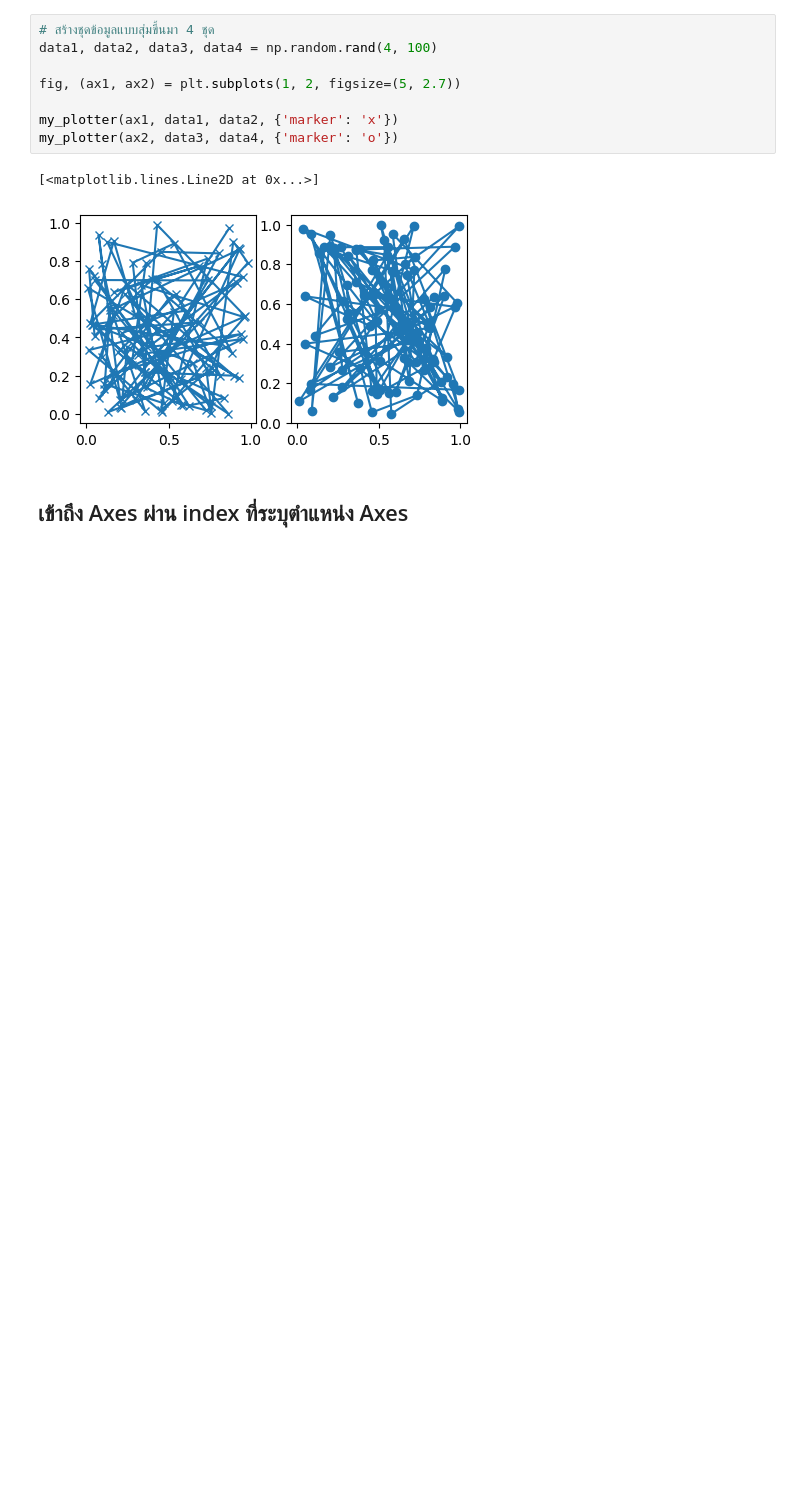
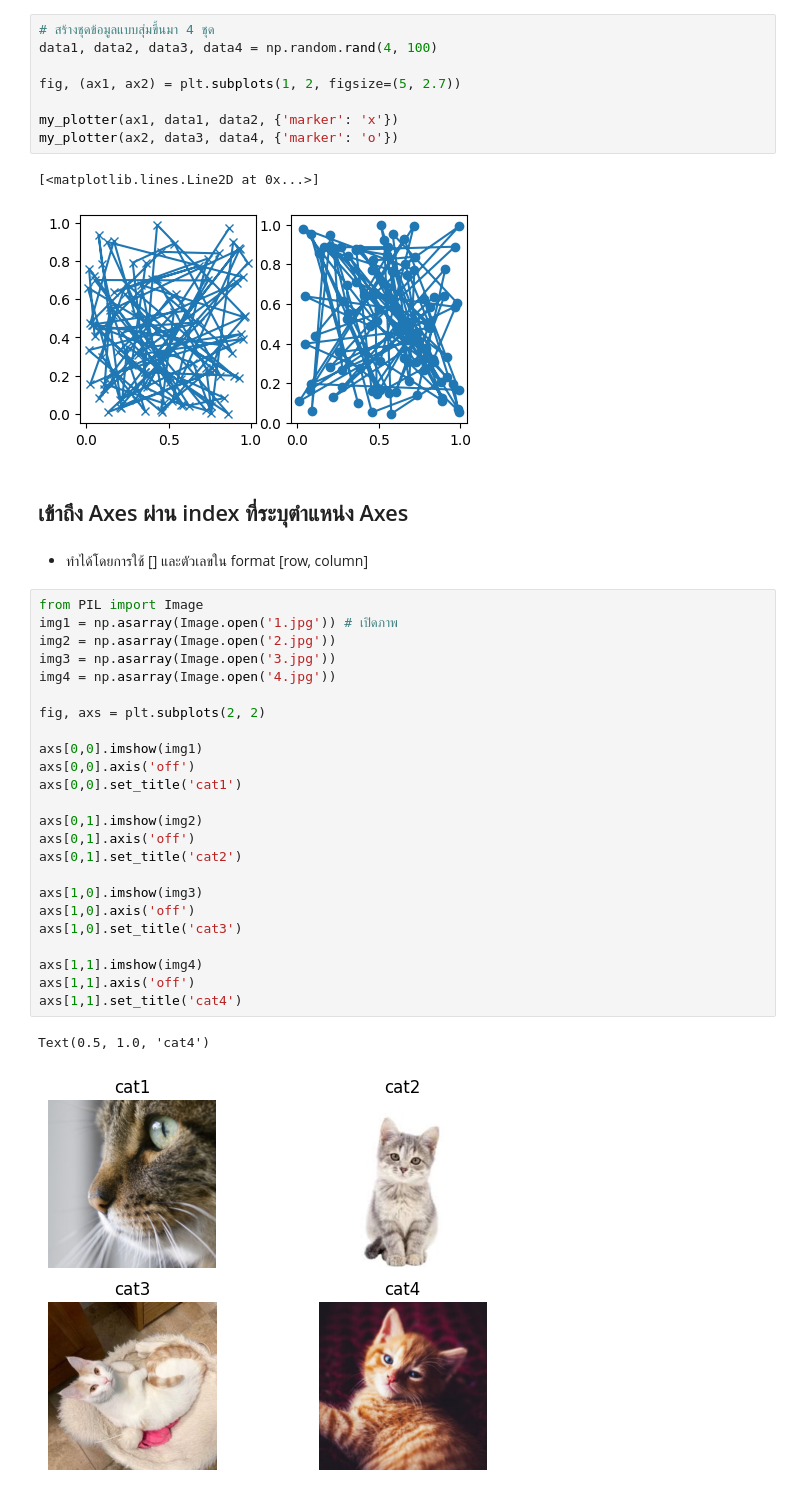
Before and after one commit to almondamonnut/matplotlib_study, a Jupyter notebook: beginner/quick_start.ipynb, the cells around one changed output. Cells and saved outputs as stored; diff of their text form; blank space fills up the shorter version.

```diff
--- a/beginner/quick_start.ipynb
+++ b/beginner/quick_start.ipynb
@@ -197,3 +197,32 @@ my_plotter(ax2, data3, data4, {'marker': 'o'})
 [figure]
 # %% [markdown]
 ## เข้าถึง Axes ผ่าน index ที่ระบุตำแหน่ง Axes
+# %% [markdown]
+- ทำได้โดยการใช้ [] และตัวเลขใน format [row, column]
+# %%
+from PIL import Image
+img1 = np.asarray(Image.open('1.jpg')) # เปิดภาพ
+img2 = np.asarray(Image.open('2.jpg'))
+img3 = np.asarray(Image.open('3.jpg'))
+img4 = np.asarray(Image.open('4.jpg'))
+
+fig, axs = plt.subplots(2, 2)
+
+axs[0,0].imshow(img1)
+axs[0,0].axis('off')
+axs[0,0].set_title('cat1')
+
+axs[0,1].imshow(img2)
+axs[0,1].axis('off')
+axs[0,1].set_title('cat2')
+
+axs[1,0].imshow(img3)
+axs[1,0].axis('off')
+axs[1,0].set_title('cat3')
+
+axs[1,1].imshow(img4)
+axs[1,1].axis('off')
+axs[1,1].set_title('cat4')
+# %% [output]
+Text(0.5, 1.0, 'cat4')
+[figure, added]
```
Also changed, not shown: parts of 2 cells of this notebook, 7 other files.
